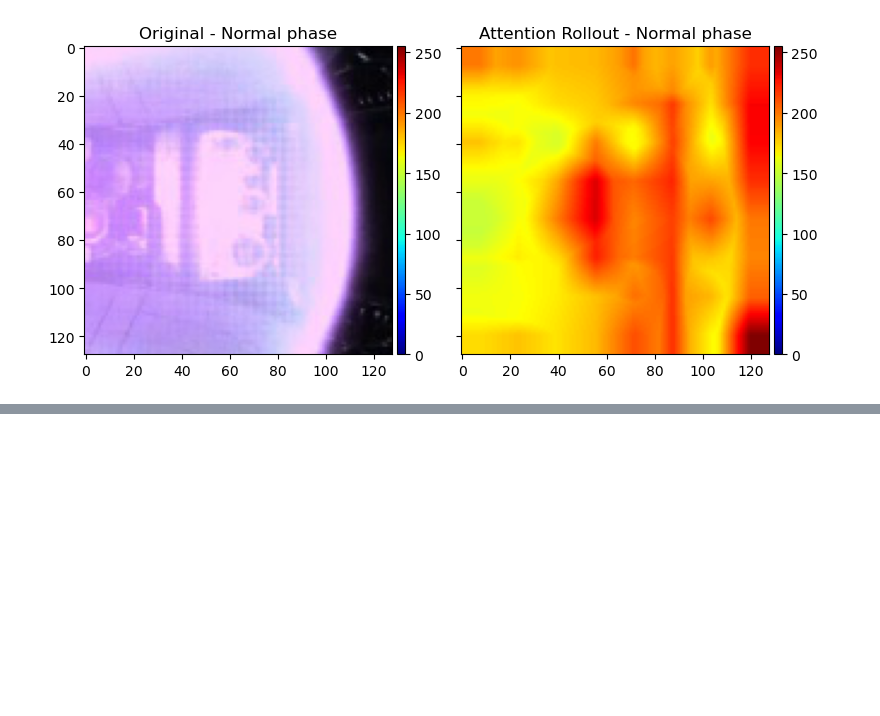
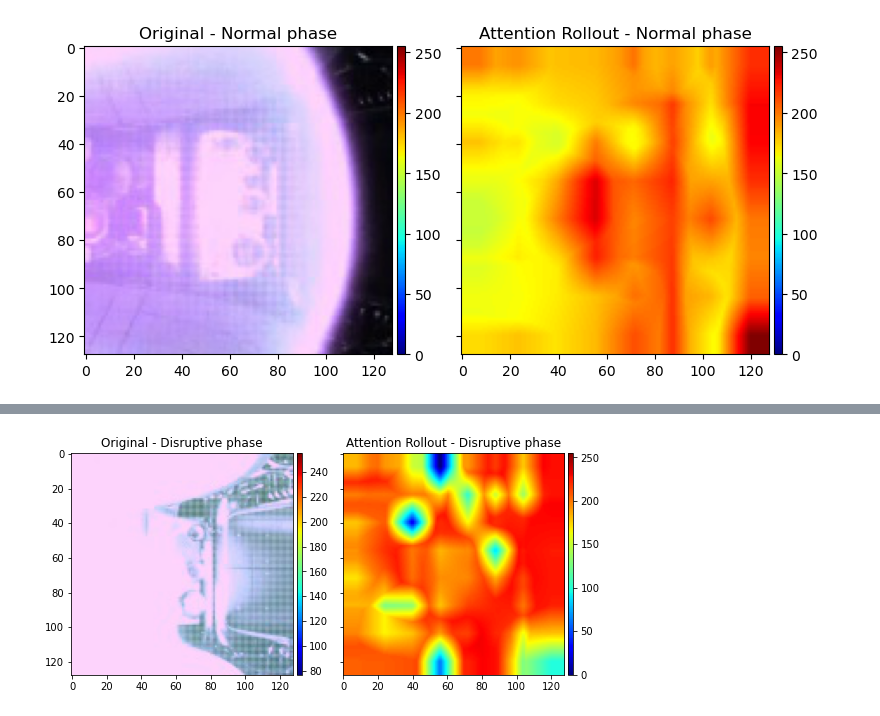
Before and after one commit to ZINZINBIN/Disruption-Prediciton-based-on-Multimodal-Deep-Learning, a Jupyter notebook: analysis/analysis_explainable_AI.ipynb, the cells around one changed output, grey strips where cells are left out. Drawn from its saved outputs; the diff is of its cells as text; code cells hidden in the pictures; blank space fills up the shorter version.

```diff
--- a/analysis/analysis_explainable_AI.ipynb
+++ b/analysis/analysis_explainable_AI.ipynb
@@ -1266,7 +1284,7 @@ import pandas as pd
 import numpy as np
 from torch.utils.data import DataLoader
 from src.utils.utility import preparing_multi_data
-from src.dataset import MultiModalDataset2
+from src.dataset import MultiModalDataset
 from typing import List, Literal
 from einops import rearrange, repeat
 from einops.layers.torch import Rearrange
@@ -1397,7 +1415,7 @@ ts_filepath = "./dataset/KSTAR_Disruption_ts_data_5ms.csv"
 (shot_train, ts_train), (shot_valid, ts_valid), (shot_test, ts_test), scaler = preparing_multi_data(root_dir, ts_filepath, ts_cols, scaler = 'Robust')
 kstar_shot_list = pd.read_csv('./dataset/KSTAR_Disruption_Shot_List_extend.csv', encoding = "euc-kr")
 
-train_data = MultiModalDataset2(shot_train, df_disrupt, ts_train, ts_cols, augmentation=False, augmentation_args=None, crop_size=128, seq_len =21, dist = 3, dt = 1 / 210, scaler = scaler, tau = 4)
+train_data = MultiModalDataset(shot_train, df_disrupt, ts_train, ts_cols, augmentation=False, augmentation_args=None, crop_size=128, seq_len =21, dist = 3, dt = 1 / 210, scaler = scaler, tau = 4)
 train_loader = DataLoader(train_data, batch_size = 1, num_workers = 1)
 # %% [output]
 # check | video data : 9154, 0D data : 9154
@@ -1545,0 +1694,63 @@ MultiModalModel(
+# %%
+import cv2
+import numpy as np
+import matplotlib.pyplot as plt
+
+
+multi_model = MultiModalModel(
+    2,
+    args_video,
+    args_0D
+)
+
+save_best_dir = "./weights/Multi-Modal_concat_clip_84_dist_5_Focal_RS_DRW_seed_42_best.pt"
+multi_model.load_state_dict(torch.load(save_best_dir, map_location = "cpu"))
+
+device = "cuda:1" if torch.cuda.is_available() else "cpu"
+multi_model.to(device)
+multi_model.eval()
+
+for idx, (samples, sample_label) in enumerate(train_loader):
+    if sample_label == torch.Tensor([0]):
+        break
+
+rollout_model = ViViTAttentionRollout2(multi_model, head_fusion = 'mean', discard_ratio=0.1)
+att_mask = rollout_model(samples, device)
+
+att_heatmap = cv2.applyColorMap(np.uint8(255 * att_mask), cv2.COLORMAP_JET)
+
+sample_data = samples['video']
+img = sample_data[:,:,-5,:,:].cpu().squeeze().permute(1,2,0).numpy()
+img += np.array([90, 98, 102])
+img = np.uint8(img)
+
+att_result = att_heatmap / np.max(att_heatmap)
+att_result = np.uint8(255 * att_result)
+
+label = sample_label.item()
+title = "Disruptive phase" if label == 0 else "Normal phase"
+
+fig, (ax1, ax2) = plt.subplots(ncols=2, figsize=(8, 6), sharex=True, sharey = True)
+ax1.set_title('Original - {}'.format(title))
+ax2.set_title('Attention Rollout - {}'.format(title))
+im1 = ax1.imshow(img, cmap = plt.cm.get_cmap('jet'))
+im2 = ax2.imshow(att_result[:,:,::1], cmap = plt.cm.get_cmap('jet'))
+
+def add_colorbar(mappable):
+    from mpl_toolkits.axes_grid1 import make_axes_locatable
+    import matplotlib.pyplot as plt
+    last_axes = plt.gca()
+    ax = mappable.axes
+    fig = ax.figure
+    divider = make_axes_locatable(ax)
+    cax = divider.append_axes("right", size="2.5%", pad=0.05)
+    cbar = fig.colorbar(mappable, cax=cax)
+    plt.sca(last_axes)
+    return cbar
+
+add_colorbar(im1)
+add_colorbar(im2)
+
+fig.tight_layout()
+model.cpu()
+# %% [output]
@@ -1545,0 +1774 @@ MultiModalModel(
+[figure, added]
```
Also changed, not shown: parts of 12 cells of this notebook, 8 other files.
